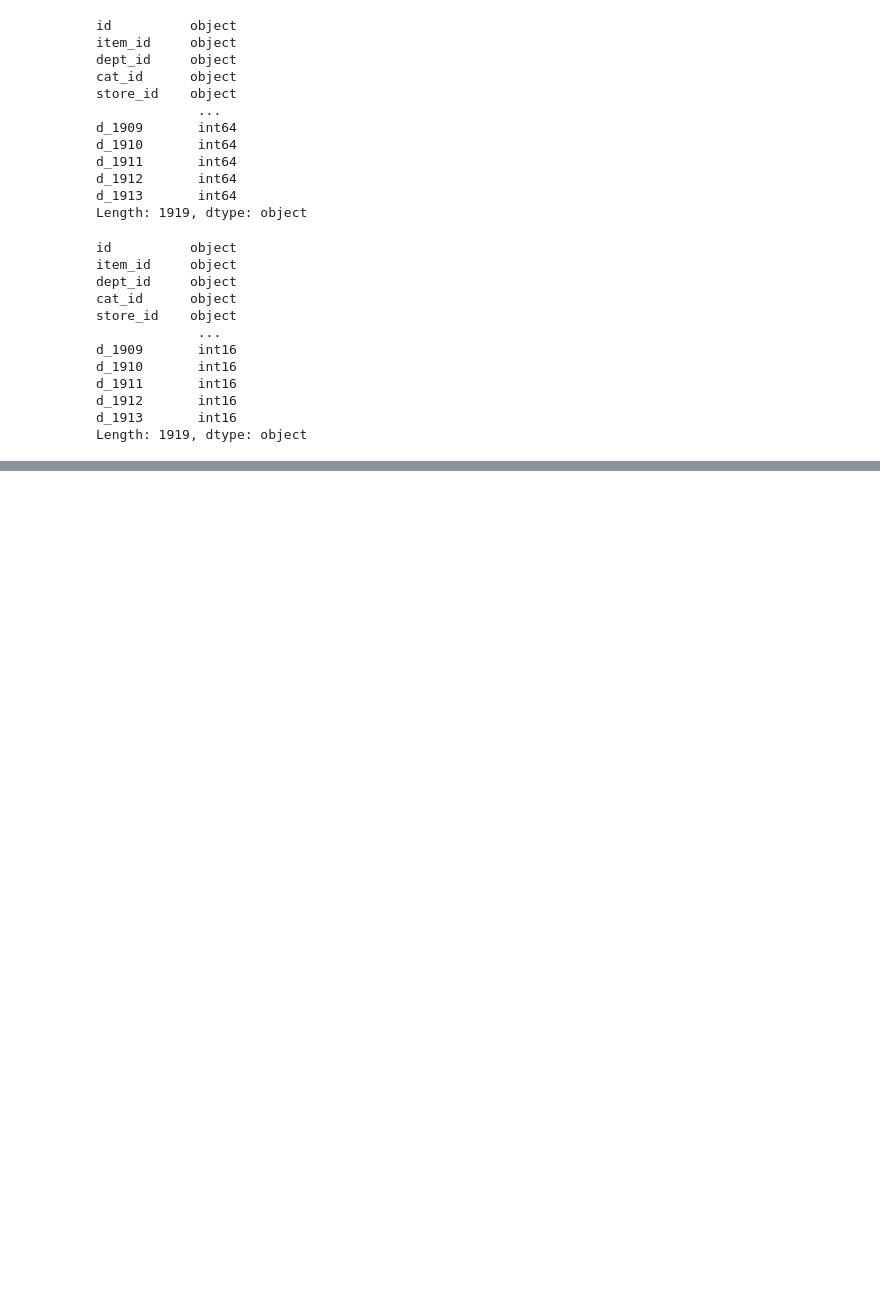
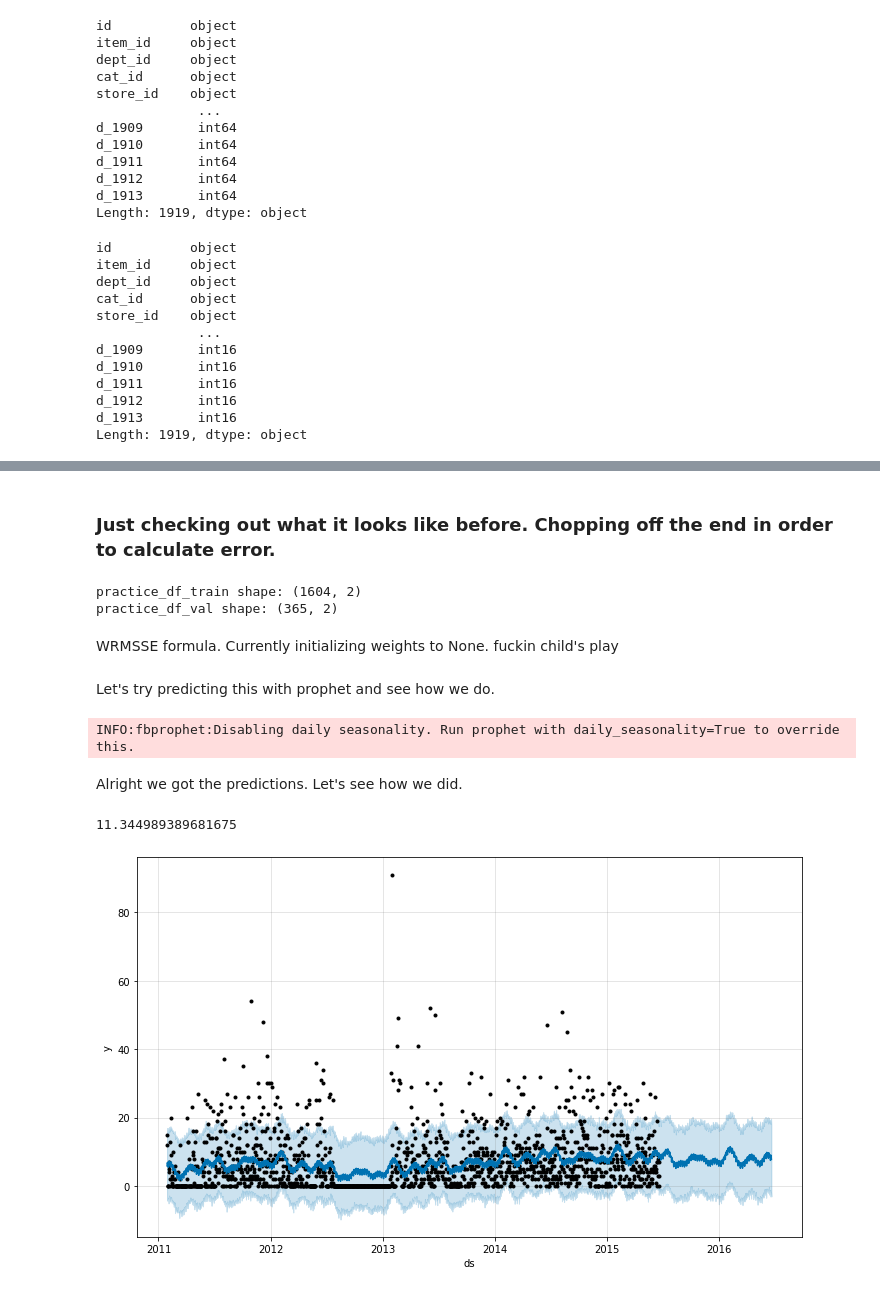
Before and after one commit to AlexanderJGomez/m5_forecasting_accuracy, a Jupyter notebook: notebooks/load_data.ipynb, the cells around one changed output, grey strips where cells are left out. Cells and saved outputs as stored; diff of their text form; code cells hidden in the pictures; blank space fills up the shorter version.

```diff
--- a/notebooks/load_data.ipynb
+++ b/notebooks/load_data.ipynb
@@ -163,0 +170,3 @@ Length: 1919, dtype: object
+# %%
+# Make ID column to sell_price dataframe
+sell_prices_df.loc[:, "id"] = sell_prices_df.loc[:, "item_id"] + "_" + sell_prices_df.loc[:, "store_id"] + "_validation"
@@ -163,0 +214,20 @@ Length: 1919, dtype: object
+# %%
+TEST_ID = "HOBBIES_1_008_CA_1_validation"
+# %% [markdown]
+### Just checking out what it looks like before. Chopping off the end in order to calculate error.
+# %%
+practice_df = df[df.id == TEST_ID].rename(columns={
+    'date': 'ds',
+    "value": "y"
+})[["ds", "y"]]
+
+
+practice_df_train = practice_df[:-365]
+practice_df_val = practice_df[-365:]
+print(f"practice_df_train shape: {practice_df_train.shape}")
+print(f"practice_df_val shape: {practice_df_val.shape}")
+# %% [output]
+practice_df_train shape: (1604, 2)
+practice_df_val shape: (365, 2)
+# %% [markdown]
+WRMSSE formula. Currently initializing weights to None. fuckin child's play
@@ -163,0 +240,23 @@ Length: 1919, dtype: object
+# %% [markdown]
+Let's try predicting this with prophet and see how we do.
+# %%
+m = Prophet()
+m.fit(practice_df_train)
+
+future = m.make_future_dataframe(periods=365)
+forecast = m.predict(future)
+predictions = forecast['yhat']
+# %% [output]
+INFO:fbprophet:Disabling daily seasonality. Run prophet with daily_seasonality=True to override this.
+# %% [markdown]
+Alright we got the predictions. Let's see how we did.
+# %%
+future_predictions = predictions[-365:]
+error = WRMSSE(practice_df_val['y'],future_predictions)
+print(error)
+# %% [output]
+11.344989389681675
+# %%
+fig1 = m.plot(forecast)
+# %% [output]
+[figure, added]
```
Also changed, not shown: parts of 7 cells of this notebook.
